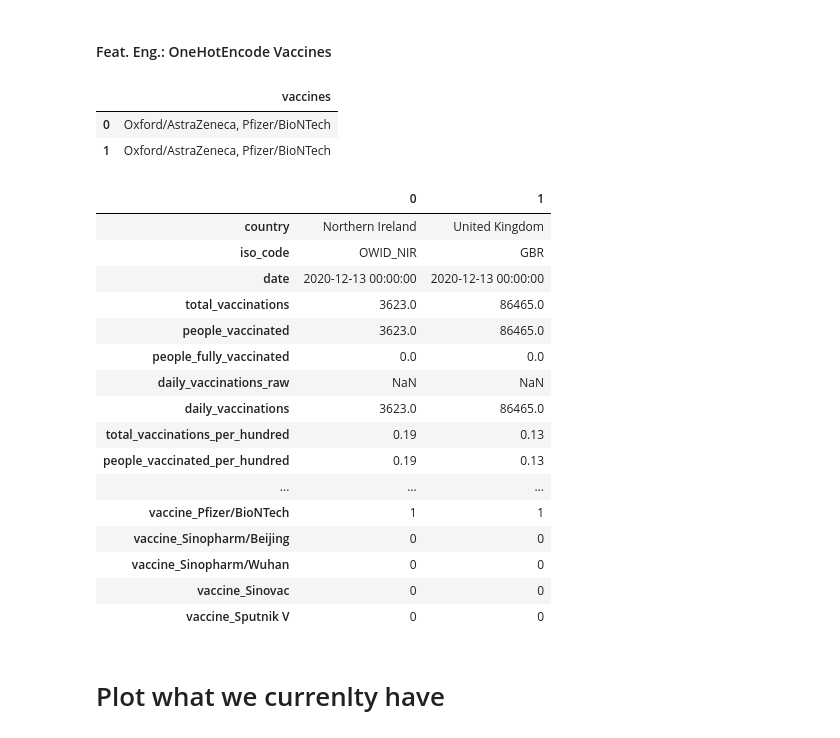
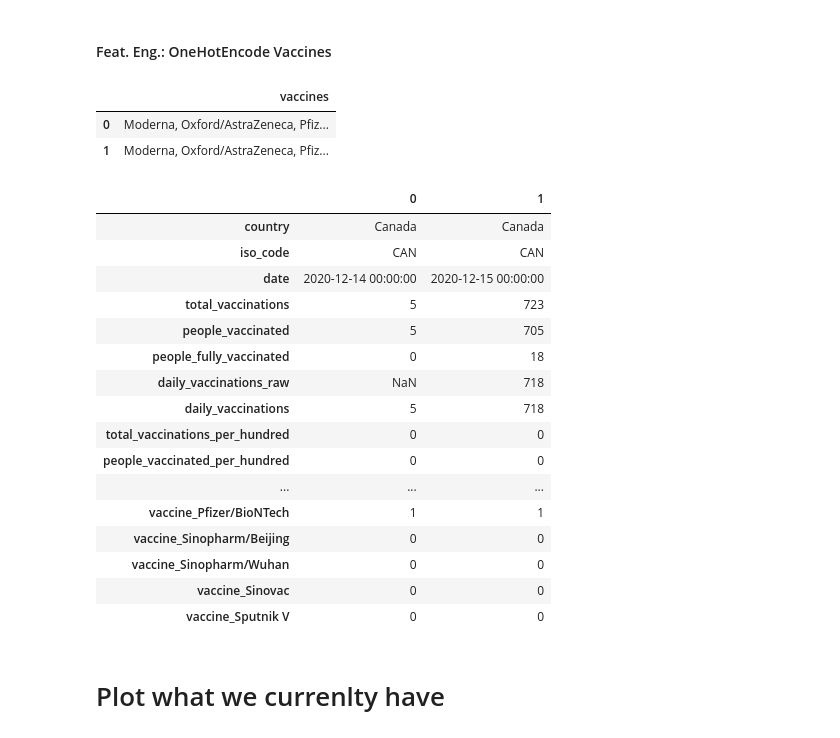
Before and after one commit to drkostas/covid19-vaccinations-predict, a Jupyter notebook: project.ipynb, the cells around one changed output. Saved outputs shown, nothing was run; the diff lists cells and outputs as text; code cells hidden in the pictures.

```diff
--- a/project.ipynb
+++ b/project.ipynb
@@ -469,3 +480,5 @@ covid_df_clean_3 = covid_df_clean_3.drop(columns=['daily_vaccinations_per_millio
+# %%
+covid_df_3 = covid_df_3[((covid_df_3.total_vaccinations>0) & (covid_df_3.daily_vaccinations>0))]
 # %% [markdown]
 ### Transform: Data Enrichment
 
@@ -486,25 +499,25 @@ vz.viz_missing_values(countries_meta_df_clean_2, metadata_cols,
 #### Enrichment: Drop Columns with too many missing values
 # %%
 # New DF Version
-countries_meta_df_clean_3 = countries_meta_df_clean_2.copy()
+countries_meta_df_3 = countries_meta_df_2.copy()
 
 # Drop columns with many nulls
 cols_to_drop = ["health_workers_per_1000", "perc_using_handwashing_facilities"]
-countries_meta_df_clean_3 = countries_meta_df_clean_3.drop(columns=cols_to_drop)
+countries_meta_df_3 = countries_meta_df_3.drop(columns=cols_to_drop)
 metadata_cols_kept = list(set(metadata_cols).difference(set(cols_to_drop)))
 # %% [markdown]
 #### Enrichment: Interpolate missing values
 # %%
 # New DF Version
-countries_meta_df_clean_4 = countries_meta_df_clean_3.copy()
+countries_meta_df_4 = countries_meta_df_3.copy()
 
 # Reload Lib
 reload_lib(vizlib)
 vz = vizlib.Visualizer(sort_col='date', group_col='iso_code', text_color='black')
 
 # Fillna for the columns we kept using interpolation
-countries_meta_df_clean_4 = countries_meta_df_clean_4.interpolate()
+countries_meta_df_4 = countries_meta_df_4.interpolate()
 # Visualizer
-vz.viz_missing_values(countries_meta_df_clean_4, metadata_cols_kept,
+vz.viz_missing_values(countries_meta_df_4, metadata_cols_kept,
                       skip_2=True, print_values=False)
 # %% [output]
@@ -513,11 +526,10 @@ vz.viz_missing_values(countries_meta_df_clean_4, metadata_cols_kept,
 #### Enrichment: Merge our dataset with the metadata dataset
 # %%
 # New DF Version
-covid_df_clean_4 = covid_df_clean_3.copy()
+covid_df_4 = covid_df_3.copy()
 # Now match these values with the covid dataset
-covid_df_clean_4 = covid_df_clean_4.merge(countries_meta_df_clean_4,
-                                          on='country', how='left')
+covid_df_4 = covid_df_4.merge(countries_meta_df_4, on='country', how='left')
 # Print the first two rows
-display(covid_df_clean_4.head(2).transpose())
+display(covid_df_4.head(2).transpose())
 # %% [output]
 |  | 0 | 1 |
@@ -543,39 +555,39 @@ display(covid_df_clean_4.head(2).transpose())
 #### Feat. Eng.: OneHotEncode Vaccines
 # %%
 # New DF Version
-covid_df_clean_5 = covid_df_clean_4.copy()
+covid_df_5 = covid_df_4.copy()
 # Print the first two vaccine rows
-display(covid_df_clean_4[['vaccines']].head(2))
+display(covid_df_5[['vaccines']].head(2))
 
 # OneHotEncode the 'vaccines' columns
-onehotencoded_df_1 = covid_df_clean_4.vaccines.str\
+onehotencoded_df_1 = covid_df_5.vaccines.str\
                                    .split('\s*,\s*', expand=True)\
                                    .stack()\
                                    .str.get_dummies()\
                                    .add_prefix('vaccine_').sum(level=0)
 # OneHotEncode the 'country' columns
-# onehotencoded_df_2 = pd.get_dummies(covid_df_clean_4.iso_code, prefix='country')
+# onehotencoded_df_2 = pd.get_dummies(covid_df_4.iso_code, prefix='country')
 
 # Merge it with our dataset
-covid_df_clean_5 = covid_df_clean_5.join(onehotencoded_df_1)#.join(onehotencoded_df_2)
+covid_df_5 = covid_df_5.join(onehotencoded_df_1)#.join(onehotencoded_df_2)
 
 # Print the first two rows
-display(covid_df_clean_5.head(2).transpose())
+display(covid_df_5.head(2).transpose())
 # %% [output]
 |  | vaccines |
-| 0 | Oxford/AstraZeneca, Pfizer/BioNTech |
-| 1 | Oxford/AstraZeneca, Pfizer/BioNTech |
+| 0 | Moderna, Oxford/AstraZeneca, Pfiz... |
+| 1 | Moderna, Oxford/AstraZeneca, Pfiz... |
 |  | 0 | 1 |
-| country | Northern Ireland | United Kingdom |
-| iso_code | OWID_NIR | GBR |
-| date | 2020-12-13 00:00:00 | 2020-12-13 00:00:00 |
-| total_vaccinations | 3623.0 | 86465.0 |
-| people_vaccinated | 3623.0 | 86465.0 |
-| people_fully_vaccinated | 0.0 | 0.0 |
-| daily_vaccinations_raw | NaN | NaN |
-| daily_vaccinations | 3623.0 | 86465.0 |
-| total_vaccinations_per_hundred | 0.19 | 0.13 |
-| people_vaccinated_per_hundred | 0.19 | 0.13 |
+| country | Canada | Canada |
+| iso_code | CAN | CAN |
+| date | 2020-12-14 00:00:00 | 2020-12-15 00:00:00 |
+| total_vaccinations | 5 | 723 |
+| people_vaccinated | 5 | 705 |
+| people_fully_vaccinated | 0 | 18 |
+| daily_vaccinations_raw | NaN | 718 |
+| daily_vaccinations | 5 | 718 |
+| total_vaccinations_per_hundred | 0 | 0 |
+| people_vaccinated_per_hundred | 0 | 0 |
 | ... | ... | ... |
 | vaccine_Pfizer/BioNTech | 1 | 1 |
 | vaccine_Sinopharm/Beijing | 0 | 0 |
```
Also changed, not shown: parts of 58 cells of this notebook, 9 other files.
